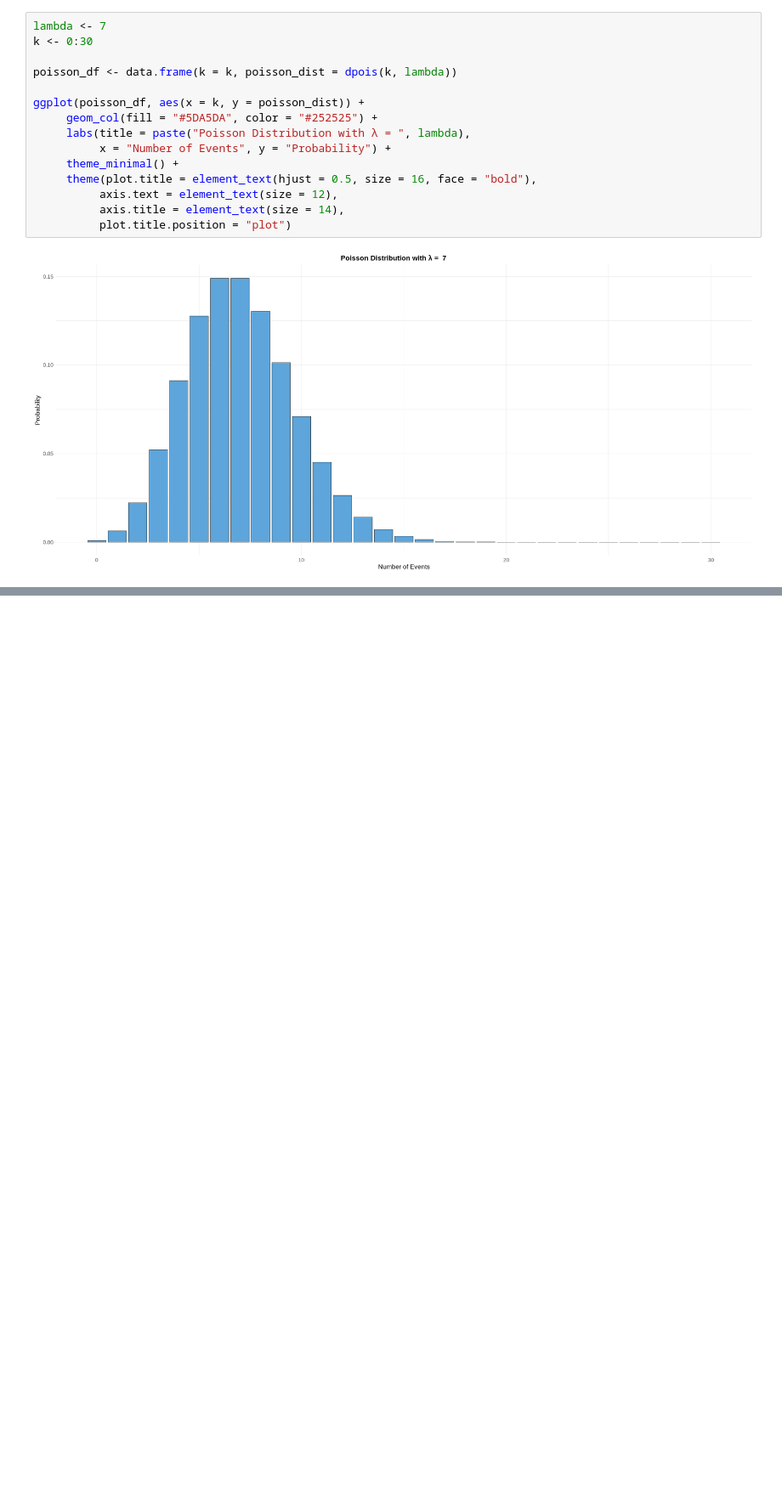
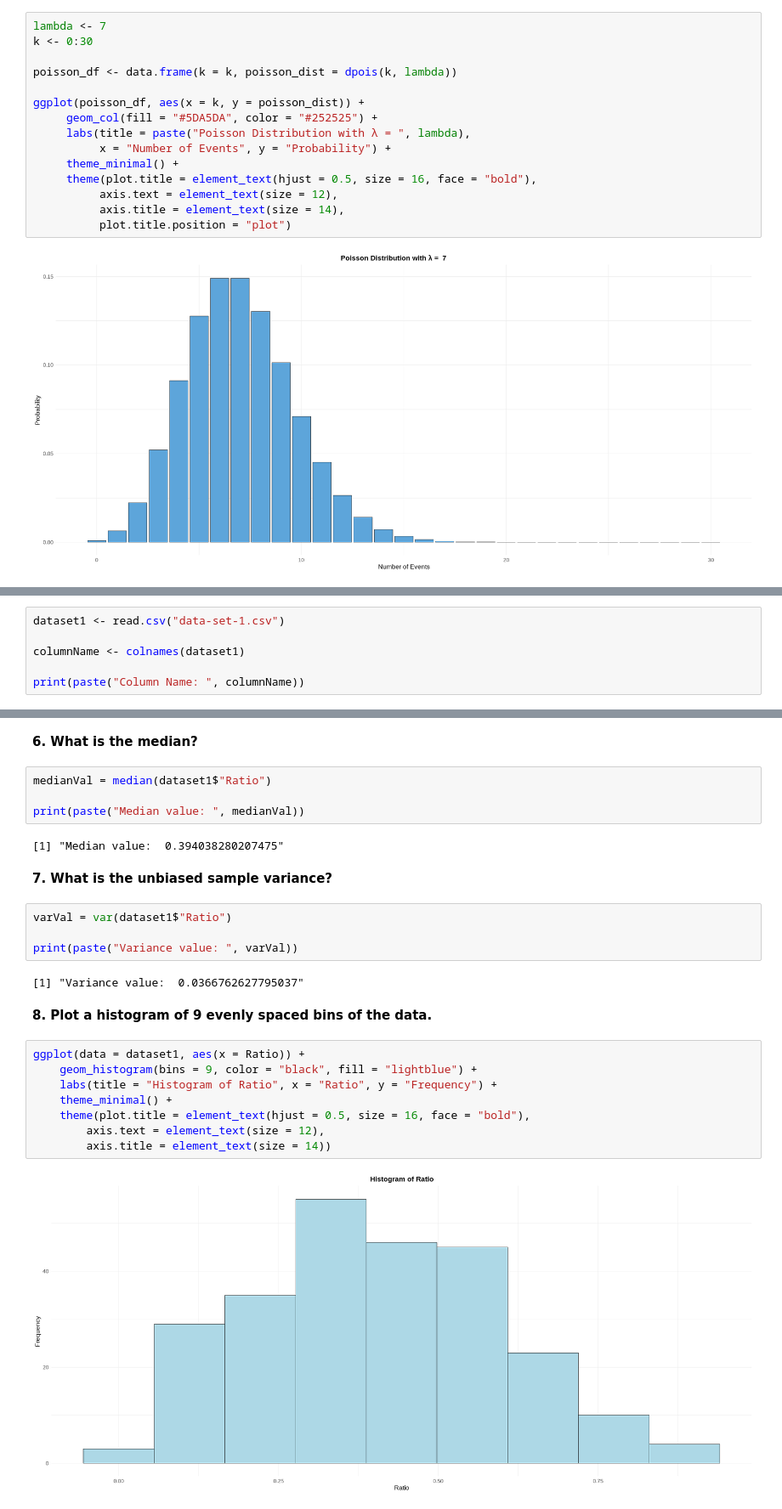
Before and after one commit to Pois0nous/Statistical_Project, a Jupyter notebook: Project.ipynb, the cells around one changed output, grey strips where cells are left out. Shown at 85% size. Cells and saved outputs as stored; diff of their text form; blank space fills up the shorter version.

```diff
--- a/Project.ipynb
+++ b/Project.ipynb
@@ -76,0 +103,6 @@ a Poisson distribution is when some **independent** events happen with the avera
+# %%
+dataset1 <- read.csv("data-set-1.csv")
+
+columnName <- colnames(dataset1)
+
+print(paste("Column Name: ", columnName))
@@ -76,0 +145,28 @@ a Poisson distribution is when some **independent** events happen with the avera
+# %% [markdown]
+**6. What is the median?**
+# %%
+medianVal = median(dataset1$"Ratio")
+
+print(paste("Median value: ", medianVal))
+# %% [output]
+[1] "Median value:  0.394038280207475"
+# %% [markdown]
+**7. What is the unbiased sample variance?**
+# %%
+varVal = var(dataset1$"Ratio")
+
+print(paste("Variance value: ", varVal))
+# %% [output]
+[1] "Variance value:  0.0366762627795037"
+# %% [markdown]
+**8. Plot a histogram of 9 evenly spaced bins of the data.**
+# %%
+ggplot(data = dataset1, aes(x = Ratio)) +
+    geom_histogram(bins = 9, color = "black", fill = "lightblue") +
+    labs(title = "Histogram of Ratio", x = "Ratio", y = "Frequency") +
+    theme_minimal() +
+    theme(plot.title = element_text(hjust = 0.5, size = 16, face = "bold"),
+        axis.text = element_text(size = 12),
+        axis.title = element_text(size = 14))
+# %% [output]
+[figure, added]
```
Also changed, not shown: parts of 13 cells of this notebook, 2 other files.
